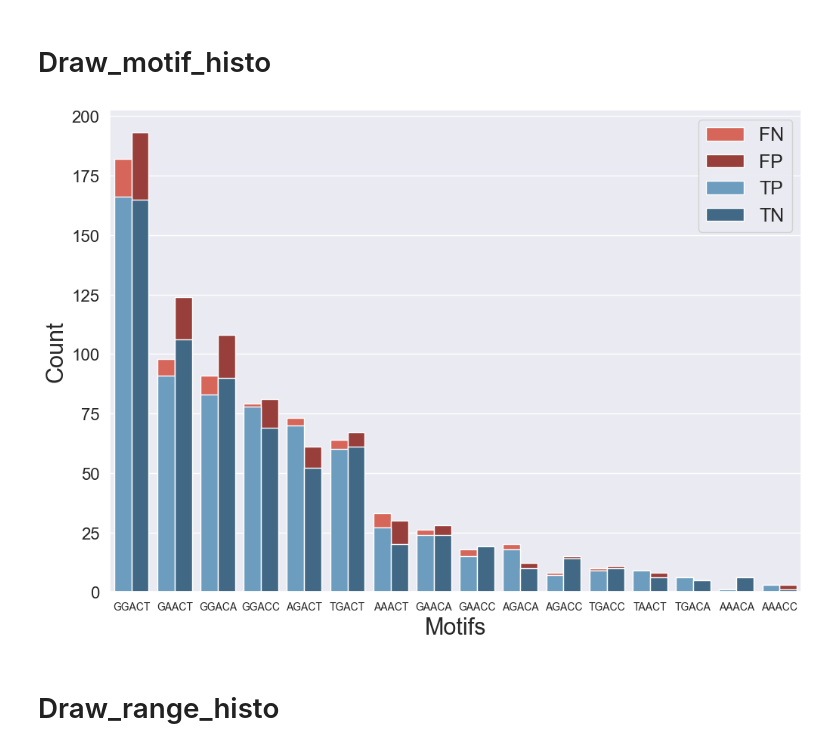
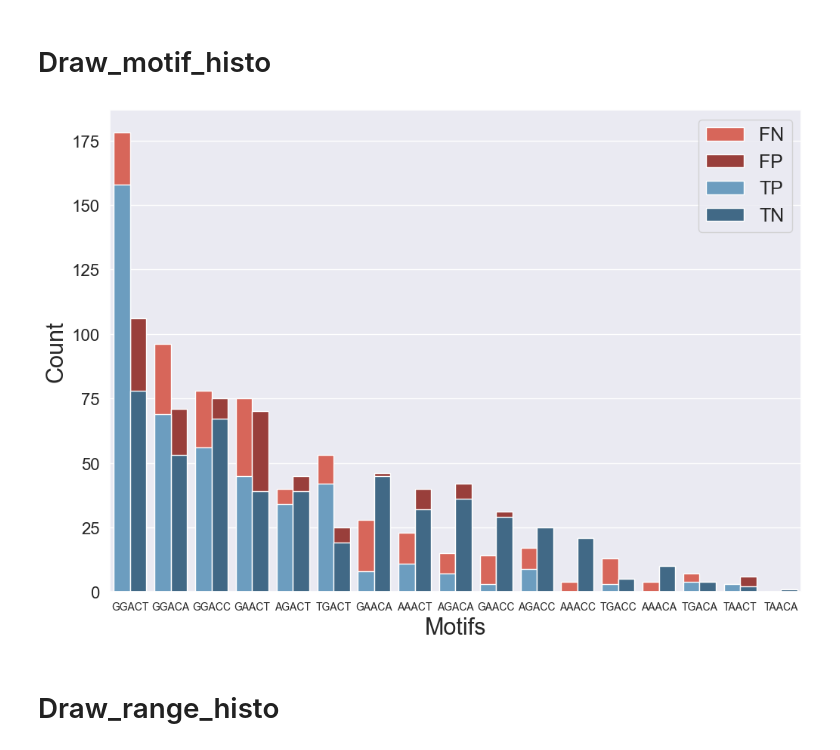
Before and after one commit to faded53222/NSWord, a Jupyter notebook: Draw_Graphs.ipynb, the cells around one changed output. Saved outputs shown, nothing was run; the diff lists cells and outputs as text; code cells hidden in the pictures.

```diff
--- a/Draw_Graphs.ipynb
+++ b/Draw_Graphs.ipynb
@@ -225,22 +146,10 @@ def draw_motif_histo(label_pre,s_name):
     plt.tight_layout(pad=5)
     plt.savefig('./edata/Save_drawing/'+s_name+'_motif_Count.pdf',bbox_inches='tight')
     plt.show()
-    '''
-    plt.figure(figsize=[12,9])
-    sns.barplot(x='Motifs',y='Percent',hue='Prediction',data=F_frame,palette='Reds_d')
-    sns.barplot(x='Motifs',y='Percent',hue='Prediction',data=T_frame,palette='Blues_d')
-    plt.legend(loc="upper right",fontsize=18)
-    plt.xticks(fontsize=10)
-    plt.yticks(fontsize=16)
-    plt.xlabel('Motifs',fontsize=22)
-    plt.ylabel('Percent',fontsize=22)
-    plt.tight_layout(pad=5)
-    plt.savefig('./edata/Save_drawing/'+s_name+'_motif_Percent.pdf',bbox_inches='tight')
-    plt.show()'''
 # %%
-draw_motif_histo('Blocks=[222000],50reads_25sites','Conventional')
+draw_motif_histo('Blocks=[222000],50reads_9sites','Conventional')
 # %% [output]
-[figure, old version]
+[figure, new version]
 # %% [markdown]
 # Draw_range_histo
 # %%
```
Also changed, not shown: parts of 17 cells of this notebook, 2 other files.
